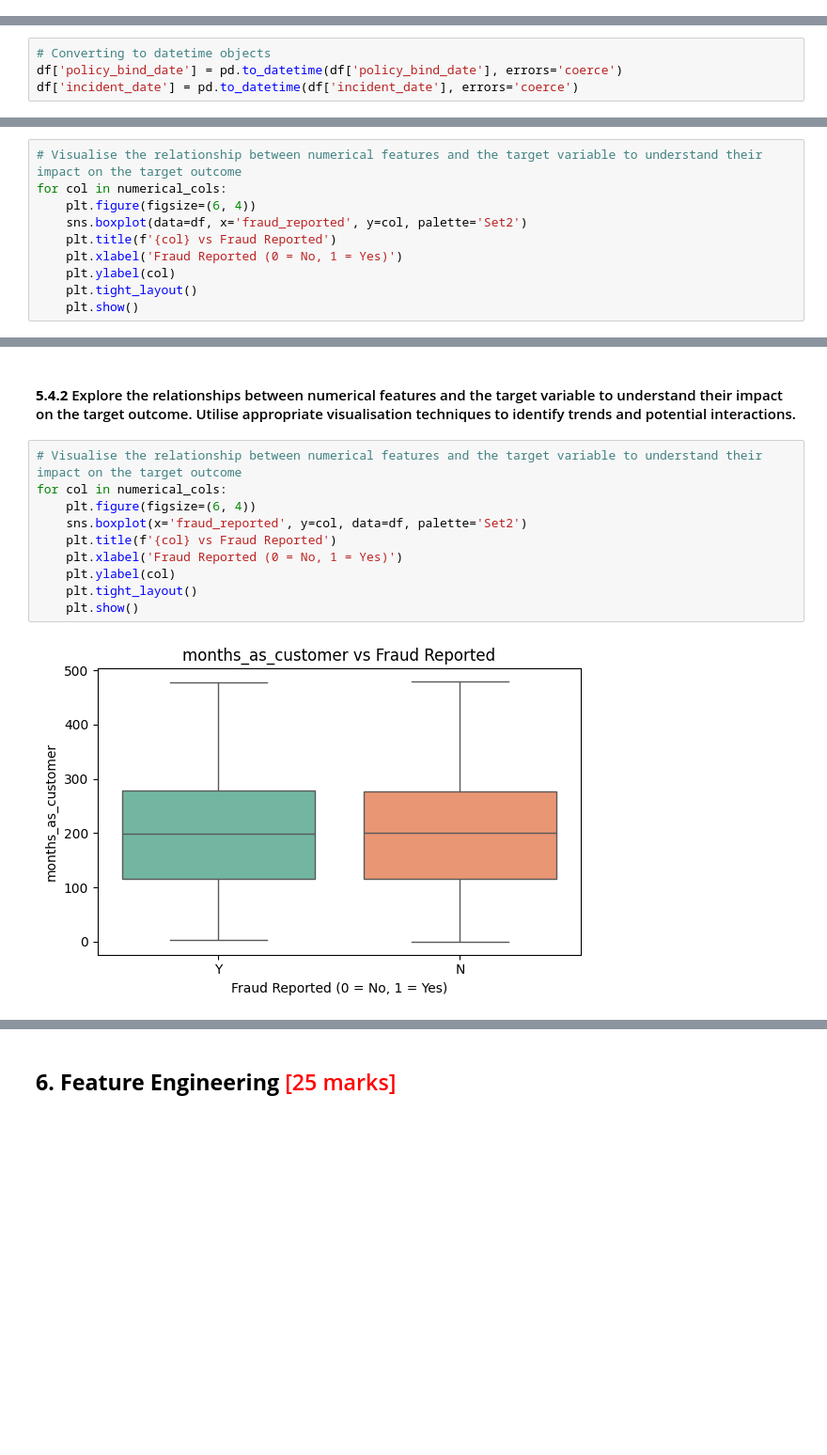
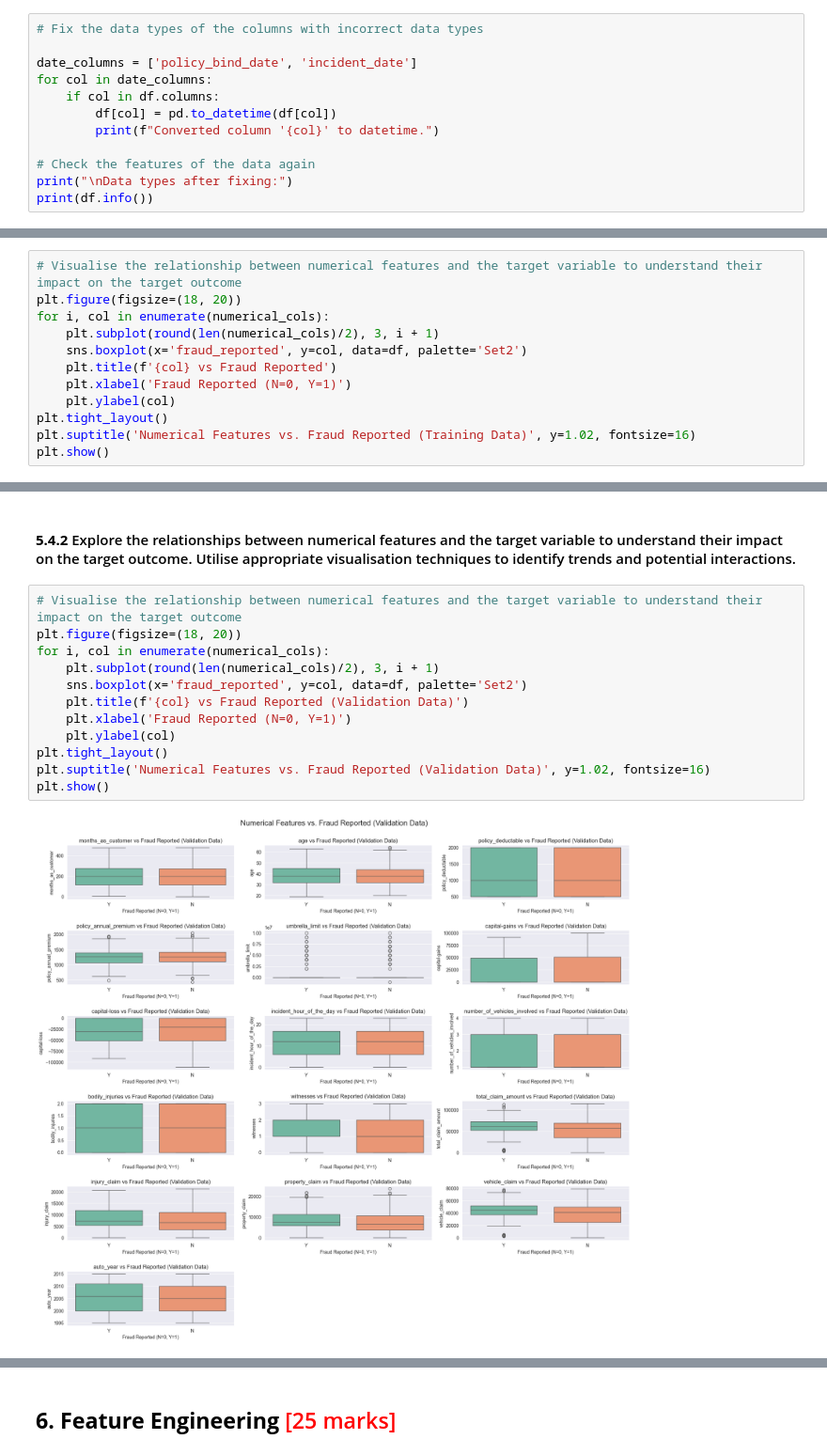
Before and after one commit to illindva/Fraudulent_Claim_Detection, a Jupyter notebook: Fraudulent_Claim_Detection_Starter.ipynb, the cells around one changed output, grey strips where cells are left out. Shown at 94% size. Saved outputs shown, nothing was run; the diff lists cells and outputs as text; blank space fills up the shorter version.

```diff
--- a/Fraudulent_Claim_Detection_Starter.ipynb
+++ b/Fraudulent_Claim_Detection_Starter.ipynb
@@ -498,0 +520,12 @@ Carefully examine the dataset and identify columns that contain date or time inf
+# %%
+# Fix the data types of the columns with incorrect data types
+
+date_columns = ['policy_bind_date', 'incident_date']
+for col in date_columns:
+    if col in df.columns:
+        df[col] = pd.to_datetime(df[col])
+        print(f"Converted column '{col}' to datetime.")
+
+# Check the features of the data again
+print("\nData types after fixing:")
+print(df.info())
@@ -500,10 +551,6 @@ Carefully examine the dataset and identify columns that contain date or time inf
 <p style="font-size: 16px; font-weight: 500; color: blue">
 'policy_bind_date' and 'incident_date' are object type and should be converted to datetime
 </p>
-# %%
-# Converting to datetime objects
-df['policy_bind_date'] = pd.to_datetime(df['policy_bind_date'], errors='coerce')
-df['incident_date'] = pd.to_datetime(df['incident_date'], errors='coerce')
 # %%
 # Check the features of the data again
 print(df[['policy_bind_date', 'incident_date']].dtypes)
@@ -644,12 +691,14 @@ def target_likelihood_by_category(df, target, cat_col):
 #### **4.4.2** Explore the relationships between numerical features and the target variable to understand their impact on the target outcome using appropriate visualisation techniques to identify trends and potential interactions. <font color="red">[5 Marks]</font>
 # %%
 # Visualise the relationship between numerical features and the target variable to understand their impact on the target outcome
-for col in numerical_cols:
-    plt.figure(figsize=(6, 4))
-    sns.boxplot(data=df, x='fraud_reported', y=col, palette='Set2')
+plt.figure(figsize=(18, 20))
+for i, col in enumerate(numerical_cols):
+    plt.subplot(round(len(numerical_cols)/2), 3, i + 1)
+    sns.boxplot(x='fraud_reported', y=col, data=df, palette='Set2')
     plt.title(f'{col} vs Fraud Reported')
-    plt.xlabel('Fraud Reported (0 = No, 1 = Yes)')
+    plt.xlabel('Fraud Reported (N=0, Y=1)')
     plt.ylabel(col)
-    plt.tight_layout()
-    plt.show()
+plt.tight_layout()
+plt.suptitle('Numerical Features vs. Fraud Reported (Training Data)', y=1.02, fontsize=16)
+plt.show()
 # %% [output]
@@ -740,13 +795,15 @@ def target_likelihood_by_category(df, target, categorical_col):
 #### **5.4.2** Explore the relationships between numerical features and the target variable to understand their impact on the target outcome. Utilise appropriate visualisation techniques to identify trends and potential interactions.
 # %%
 # Visualise the relationship between numerical features and the target variable to understand their impact on the target outcome
-for col in numerical_cols:
-    plt.figure(figsize=(6, 4))
+plt.figure(figsize=(18, 20))
+for i, col in enumerate(numerical_cols):
+    plt.subplot(round(len(numerical_cols)/2), 3, i + 1)
     sns.boxplot(x='fraud_reported', y=col, data=df, palette='Set2')
-    plt.title(f'{col} vs Fraud Reported')
-    plt.xlabel('Fraud Reported (0 = No, 1 = Yes)')
+    plt.title(f'{col} vs Fraud Reported (Validation Data)')
+    plt.xlabel('Fraud Reported (N=0, Y=1)')
     plt.ylabel(col)
-    plt.tight_layout()
-    plt.show()
+plt.tight_layout()
+plt.suptitle('Numerical Features vs. Fraud Reported (Validation Data)', y=1.02, fontsize=16)
+plt.show()
 # %% [output]
-[figure, old version]
+[figure, new version]
```
Also changed, not shown: parts of 31 cells of this notebook.
